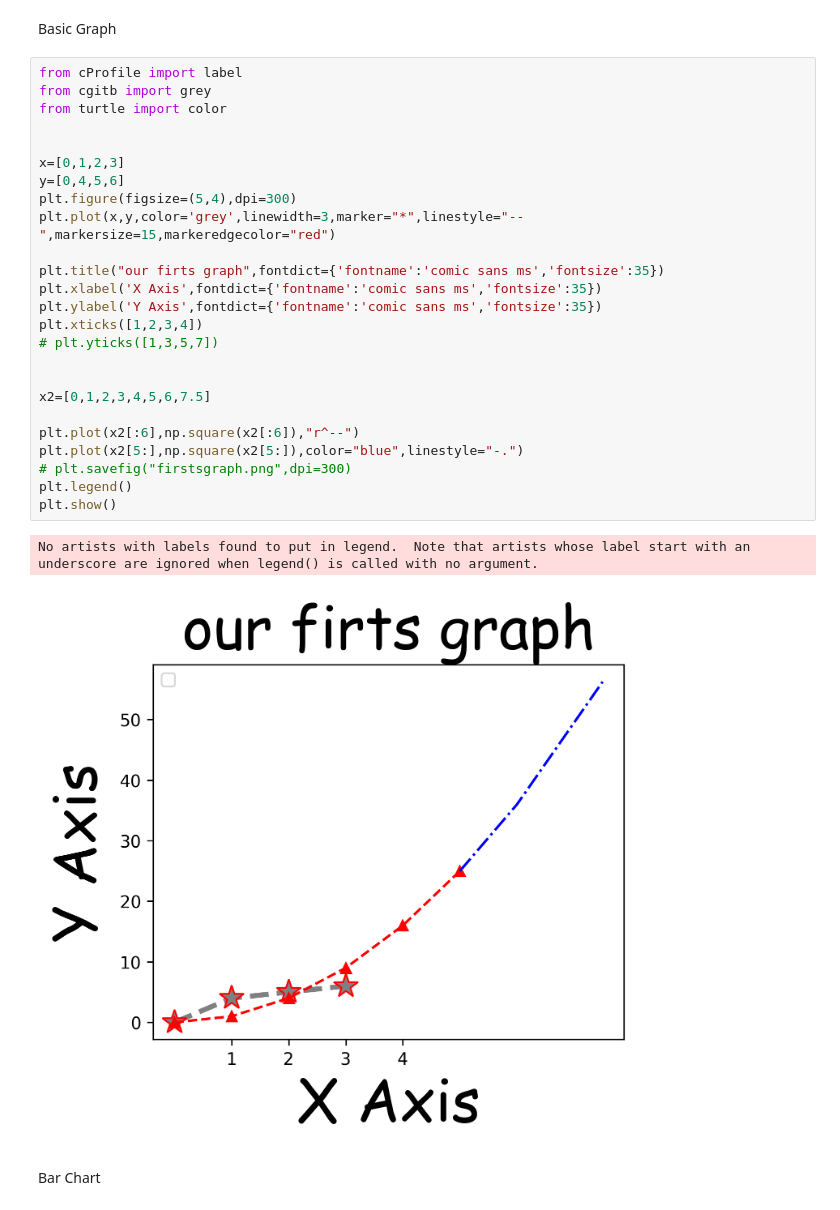
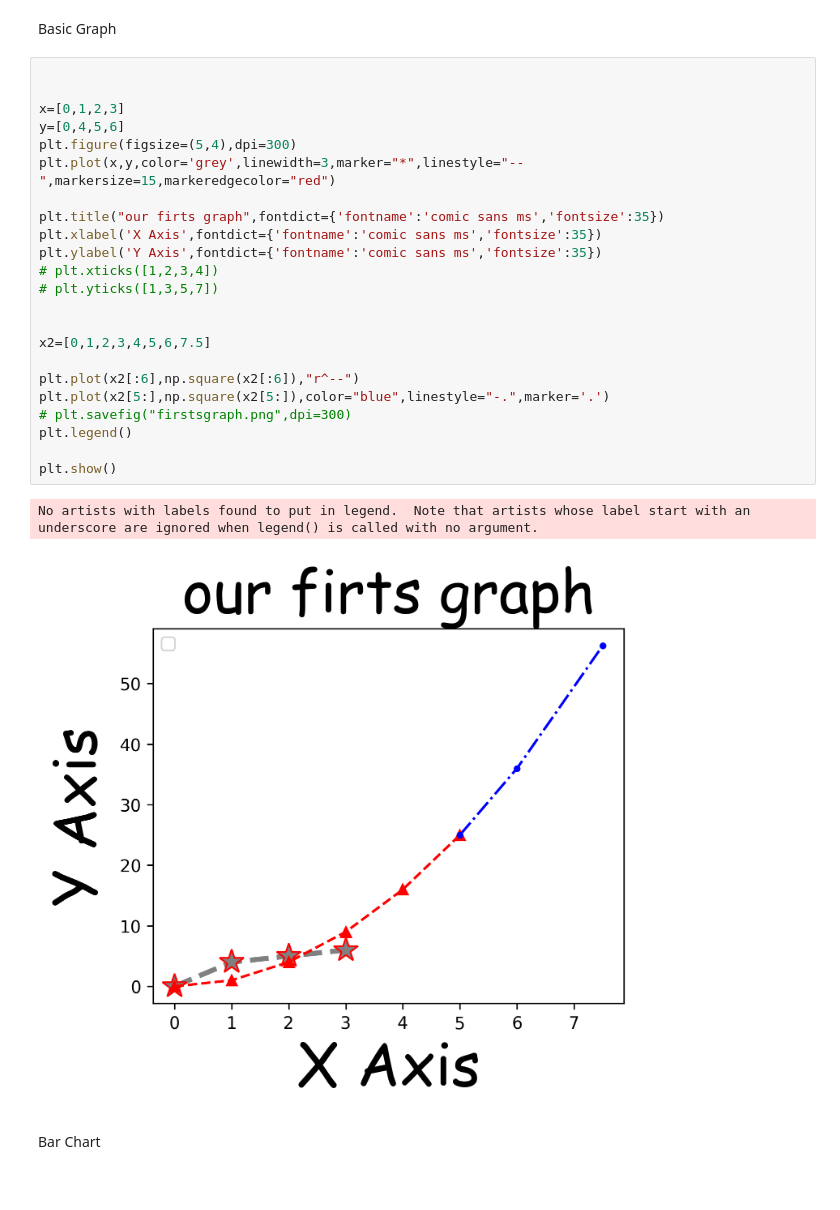
Before and after one commit to MuhammadHammads22/MACHINE-LEARNINIG, a Jupyter notebook: machine learning/matplotlib/basics.ipynb, the cells around one changed output. Cells and saved outputs as stored; diff of their text form.

Commit message:
plotting

```diff
--- a/machine learning/matplotlib/basics.ipynb
+++ b/machine learning/matplotlib/basics.ipynb
@@ -7,33 +7,31 @@ Matplotlib is building the font cache; this may take a moment.
 # %% [markdown]
 Basic Graph
 # %%
-from cProfile import label
-from cgitb import grey
-from turtle import color
 
 
 x=[0,1,2,3]
 y=[0,4,5,6]
 plt.figure(figsize=(5,4),dpi=300)
 plt.plot(x,y,color='grey',linewidth=3,marker="*",linestyle="--",markersize=15,markeredgecolor="red")
 
 plt.title("our firts graph",fontdict={'fontname':'comic sans ms','fontsize':35})
 plt.xlabel('X Axis',fontdict={'fontname':'comic sans ms','fontsize':35})
 plt.ylabel('Y Axis',fontdict={'fontname':'comic sans ms','fontsize':35})
-plt.xticks([1,2,3,4])
+# plt.xticks([1,2,3,4])
 # plt.yticks([1,3,5,7])
 
 
 x2=[0,1,2,3,4,5,6,7.5]
 
 plt.plot(x2[:6],np.square(x2[:6]),"r^--")
-plt.plot(x2[5:],np.square(x2[5:]),color="blue",linestyle="-.")
+plt.plot(x2[5:],np.square(x2[5:]),color="blue",linestyle="-.",marker='.')
 # plt.savefig("firstsgraph.png",dpi=300)
 plt.legend()
+
 plt.show()
 # %% [output]
 No artists with labels found to put in legend.  Note that artists whose label start with an underscore are ignored when legend() is called with no argument.
-[figure, old version]
+[figure, new version]
 # %% [markdown]
 Bar Chart
 # %%
```
Also changed, not shown: parts of 4 cells of this notebook.
